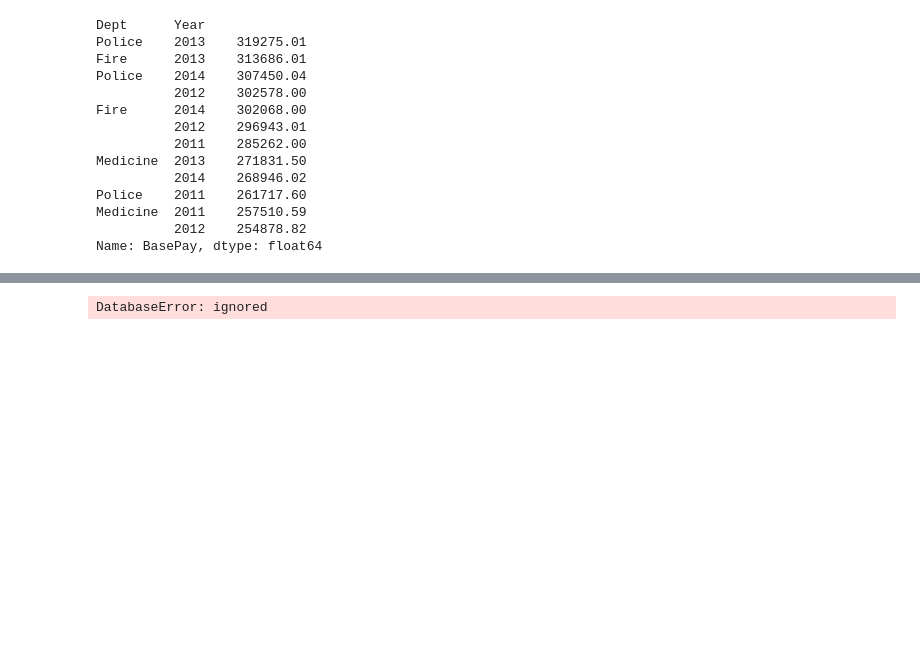
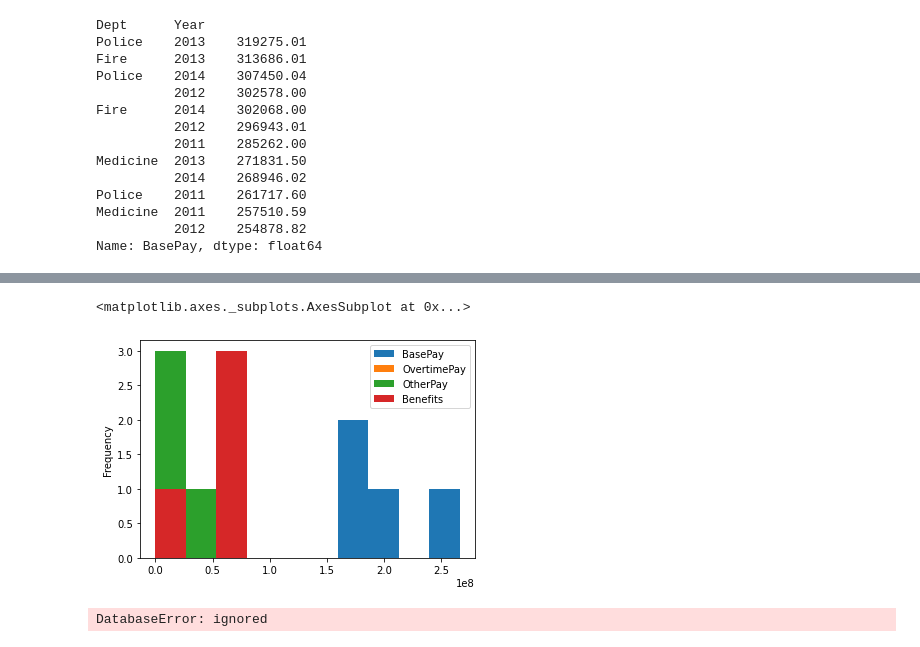
Before and after one commit to EvgenyBelov78/DA1, a Jupyter notebook: Salaries_in_SF.ipynb, the cells around one changed output, grey strips where cells are left out. Saved outputs shown, nothing was run; the diff lists cells and outputs as text; code cells hidden in the pictures; blank space fills up the shorter version.

```diff
--- a/Salaries_in_SF.ipynb
+++ b/Salaries_in_SF.ipynb
@@ -351,3 +411,8 @@ Name: BasePay, dtype: float64
+# %%
+dfpolice.plot(x="Year", y=["BasePay", "OvertimePay","OtherPay",'Benefits'], kind="hist")
+# %% [output]
+<matplotlib.axes._subplots.AxesSubplot at 0x...>
+[figure, added]
 # %%
 import psycopg2
 import sqlite3
```
Also changed, not shown: parts of 7 cells of this notebook.
